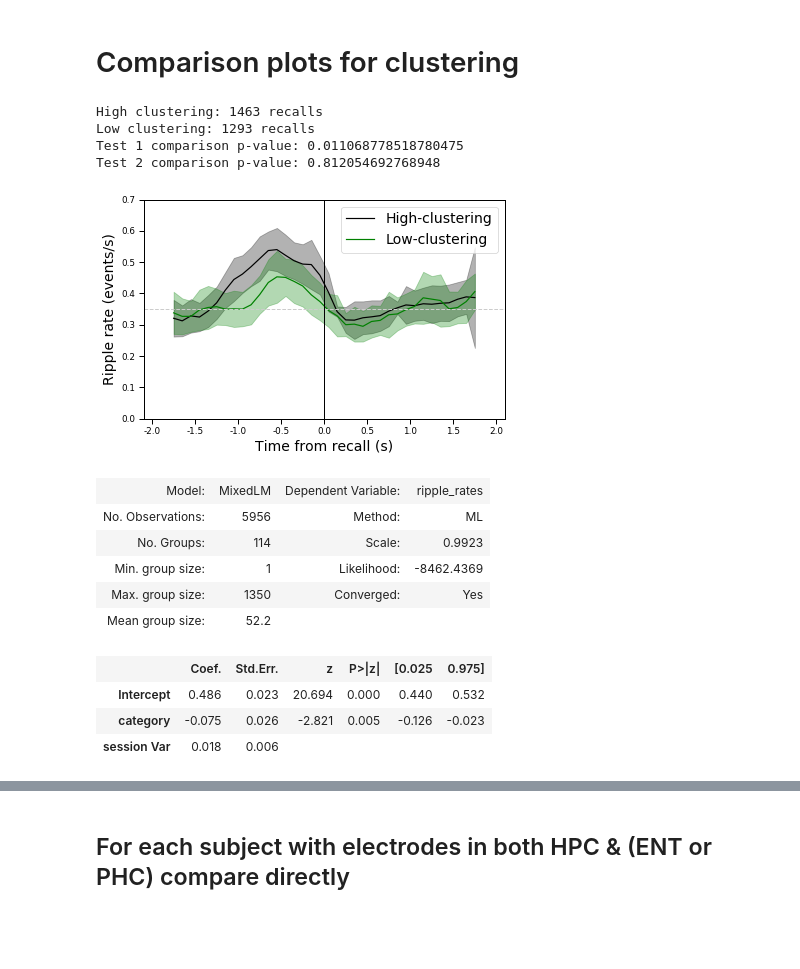
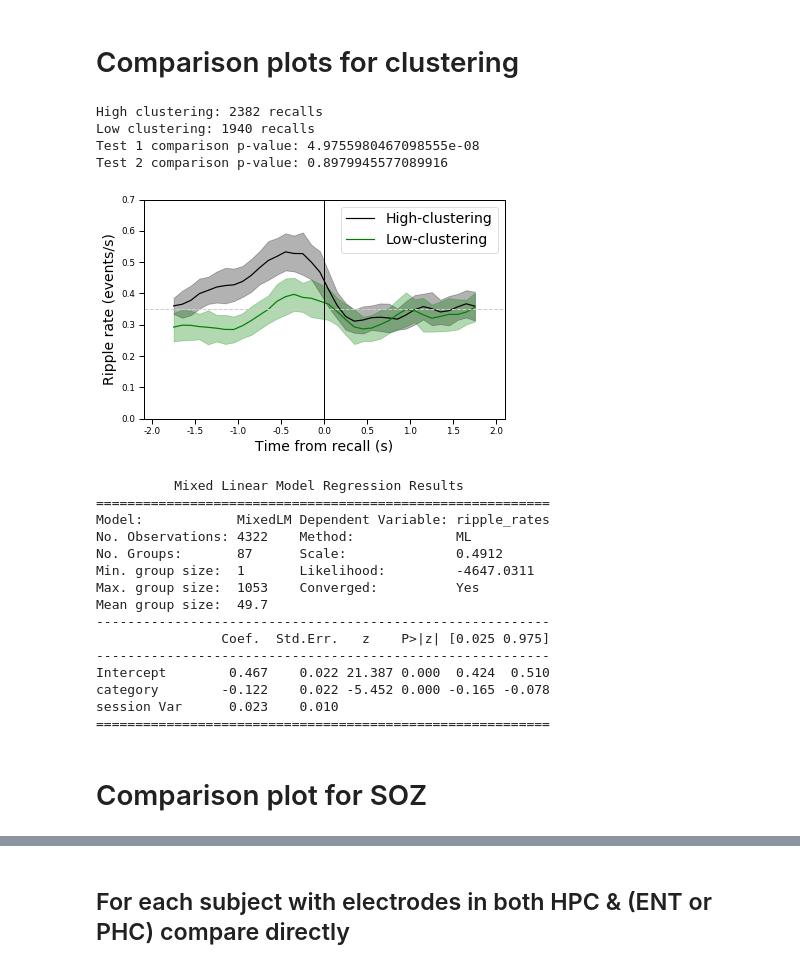
Before and after one commit to jjsakon/SWR, a Jupyter notebook: code/SWRplots.ipynb, the cells around one changed output, grey strips where cells are left out. Saved outputs shown, nothing was run; the diff lists cells and outputs as text; code cells hidden in the pictures; blank space fills up the shorter version.

Commit message:
2021-03-17 SOZ figures done

```diff
--- a/code/SWRplots.ipynb
+++ b/code/SWRplots.ipynb
@@ -622,7 +622,7 @@ Test 2 p-value: 0.1076246609841942
 # %%
 # load data from each
 
-save_plot = 1
+save_plot = 0
 SE_on = 1
 
 selected_period = 'surrounding_recall'
@@ -630,7 +630,7 @@ remove_soz_ictal = False
 recall_type_switch = 6 # 0 for original, 1 for only those with subsequent, 2 for second recalls only, 3 for isolated recalls
 exp = 'catFR1'
 region_name = 'HPC'
-location_selected = 'dg' #'ca1dg' # 'ca3' # 'dg' 'ca1' # sub # left hippocampus # right hippocampus # hippocampus
+location_selected = 'ca1' #'ca1dg' # 'ca3' # 'dg' 'ca1' # sub # left hippocampus # right hippocampus # hippocampus
 # # (leave as '' if not HPC)
 filter_type = 'hamming'
 sub_selection = 'whole' # 'second_half', 'whole' ,'first_half'
@@ -772,49 +772,54 @@ for p,upper_label in enumerate(['upper','lower']):
         bin_model2 = sig_bin_model.fit(reml=False, method='nm')
 
 #         if bin_model1.pvalues[1] < 0.05:
 #             plot([-600,-600+stats_bin],[line_dist,line_dist],'--',
 #                  color=(0,0,0),label='_nolegend_')
 #         if bin_model2.pvalues[1] < 0.05:
 #             plot([second_start,second_start+stats_bin],[line_dist,line_dist],'--',
 #                  color=(0,0,0),label='_nolegend_')
 
         print('High clustering'+': '+str(sum(category==0))+' recalls')
         print('Low clustering'+': '+str(sum(category==1))+' recalls')
         print('Test 1 comparison p-value: '+str(bin_model1.pvalues[1]))
         print('Test 2 comparison p-value: '+str(bin_model2.pvalues[1]))
 
 xticks(np.arange(psth_start,psth_end+1,500),np.arange(psth_start/1000,psth_end/1000+1,500/1000))
 xlabel('Time from recall (s)')
 ylabel('Ripple rate (events/s)')
 ylim = 0.7 # keep it here since occasionally CIs get kinda high
 ax.set_ylim(0,ylim)
 ax.set_xlim(psth_start-100,psth_end+100)
 plot([ax.get_xlim()[0],ax.get_xlim()[1]],[0.35,0.35],linewidth=1,linestyle='--',color=(0.8,0.8,0.8),label='_nolegend_')
 plot([0,0],[ax.get_ylim()[0],ax.get_ylim()[1]],linewidth=1,linestyle='-',color=(0,0,0),label='_nolegend_')
-ax.legend({'Low-clustering','High-clustering'})
+ax.legend({'Low-clustering','High-clustering'}) # reverse of for loop order since I guess most recent plot gets called first?
 tight_layout()
 
 if save_plot == 1:
     plt.savefig('../figures/clusteringPlots/'+exp+'_'+'PSTH_'+region_name+'-'+str(recall_type_switch)+'-'+st_label+'_'+
                 location_selected+'_'+save_label+'_'+str(SE_on)+'.pdf',transparent=True)
 plt.show()
+print(bin_model1.summary())
 a=1;
 # %% [output]
-High clustering: 1463 recalls
-Low clustering: 1293 recalls
-Test 1 comparison p-value: 0.011068778518780475
-Test 2 comparison p-value: 0.812054692768948
+High clustering: 2382 recalls
+Low clustering: 1940 recalls
+Test 1 comparison p-value: 4.9755980467098555e-08
+Test 2 comparison p-value: 0.8979945577089916
-[figure, old version]
+[figure, new version]
+          Mixed Linear Model Regression Results
+==========================================================
+Model:            MixedLM Dependent Variable: ripple_rates
+No. Observations: 4322    Method:             ML
+No. Groups:       87      Scale:              0.4912
+Min. group size:  1       Likelihood:         -4647.0311
+Max. group size:  1053    Converged:          Yes
+Mean group size:  49.7
+----------------------------------------------------------
+                Coef.  Std.Err.   z    P>|z| [0.025 0.975]
+----------------------------------------------------------
+Intercept        0.467    0.022 21.387 0.000  0.424  0.510
+category        -0.122    0.022 -5.452 0.000 -0.165 -0.078
+session Var      0.023    0.010
+==========================================================
-# %%
-bin_model1.summary()
-# %% [output]
-| Model: | MixedLM | Dependent Variable: | ripple_rates |
-| No. Observations: | 5956 | Method: | ML |
-| No. Groups: | 114 | Scale: | 0.9923 |
-| Min. group size: | 1 | Likelihood: | -8462.4369 |
-| Max. group size: | 1350 | Converged: | Yes |
-| Mean group size: | 52.2 |  |  |
-|  | Coef. | Std.Err. | z | P>|z| | [0.025 | 0.975] |
-| Intercept | 0.486 | 0.023 | 20.694 | 0.000 | 0.440 | 0.532 |
-| category | -0.075 | 0.026 | -2.821 | 0.005 | -0.126 | -0.023 |
-| session Var | 0.018 | 0.006 |  |  |  |  |
+# %% [markdown]
+# Comparison plot for SOZ
```
Also changed, not shown: parts of 1 cell of this notebook.
